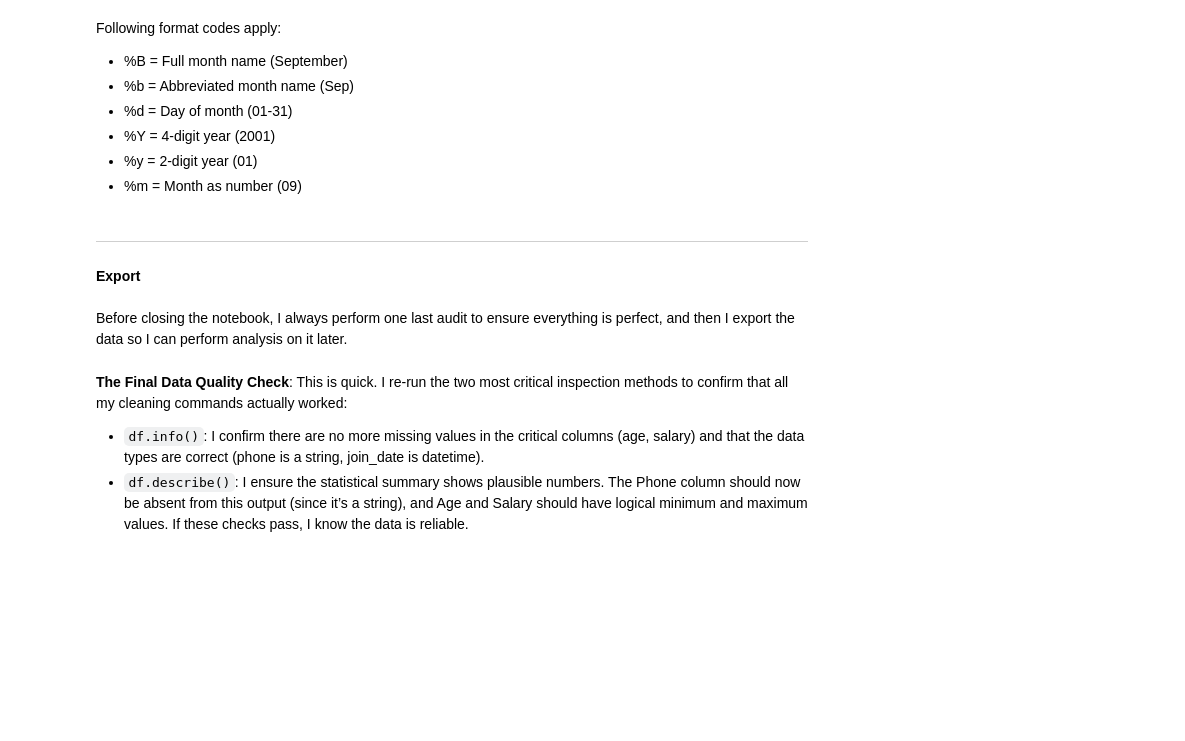
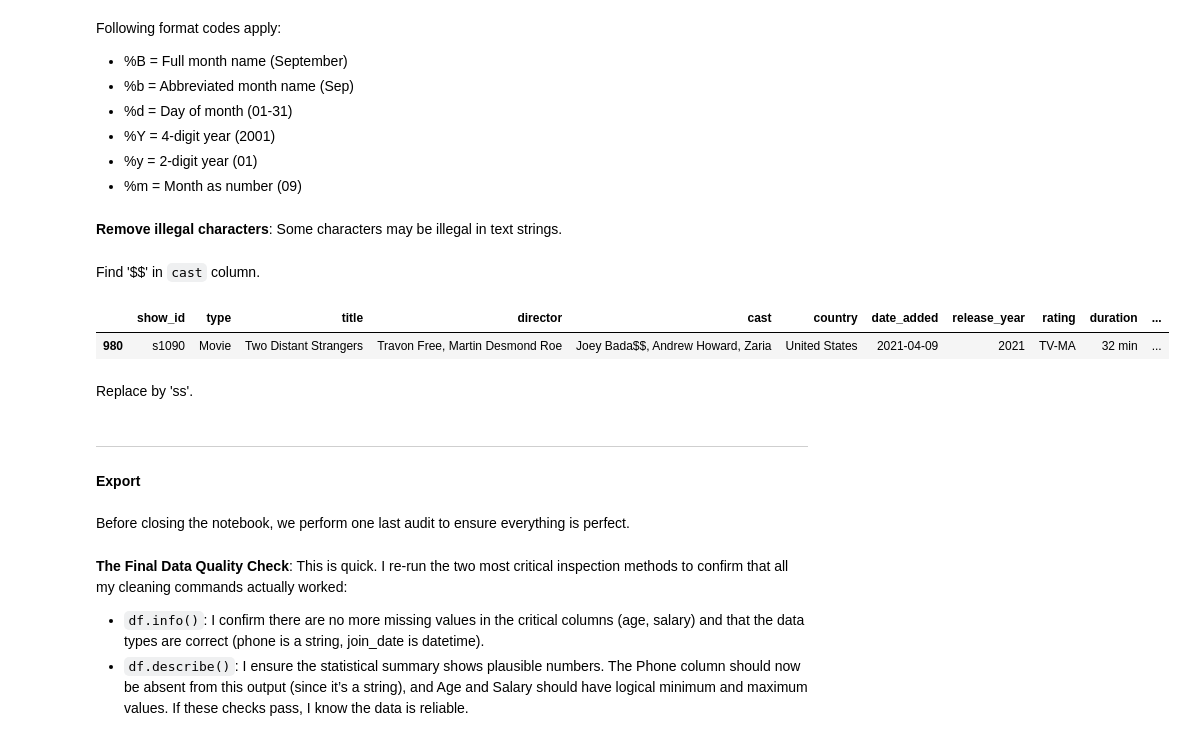
Before and after one commit to nluttenberger/methods_26, a Jupyter notebook: 062-Pandas-Clean_up.ipynb, the cells around one changed output. Drawn from its saved outputs; the diff is of its cells as text; code cells hidden in the pictures; blank space fills up the shorter version.

```diff
--- a/062-Pandas-Clean_up.ipynb
+++ b/062-Pandas-Clean_up.ipynb
@@ -371,3 +360,14 @@ Following format codes apply:
 - %Y = 4-digit year (2001)
 - %y = 2-digit year (01)
 - %m = Month as number (09)
+# %% [markdown]
+**Remove illegal characters**: Some characters may be illegal in text strings.
+# %% [markdown]
+Find '$$' in `cast` column.
+# %%
+df[df['cast'].str.contains('$$', na=False, regex=False)]
+# %% [output]
+|  | show_id | type | title | director | cast | country | date_added | release_year | rating | duration | ... |
+| 980 | s1090 | Movie | Two Distant Strangers | Travon Free, Martin Desmond Roe | Joey Bada$$, Andrew Howard, Zaria | United States | 2021-04-09 | 2021 | TV-MA | 32 min | ... |
+# %% [markdown]
+Replace by 'ss'.
@@ -376,7 +378,7 @@ Following format codes apply:
 
 #### Export
 # %% [markdown]
-Before closing the notebook, I always perform one last audit to ensure everything is perfect, and then I export the data so I can perform analysis on it later.
+Before closing the notebook, we perform one last audit to ensure everything is perfect.
 # %% [markdown]
 **The Final Data Quality Check**:
 This is quick. I re-run the two most critical inspection methods to confirm that all my cleaning commands actually worked:
```
Also changed, not shown: parts of 9 cells of this notebook, 7 other files.
